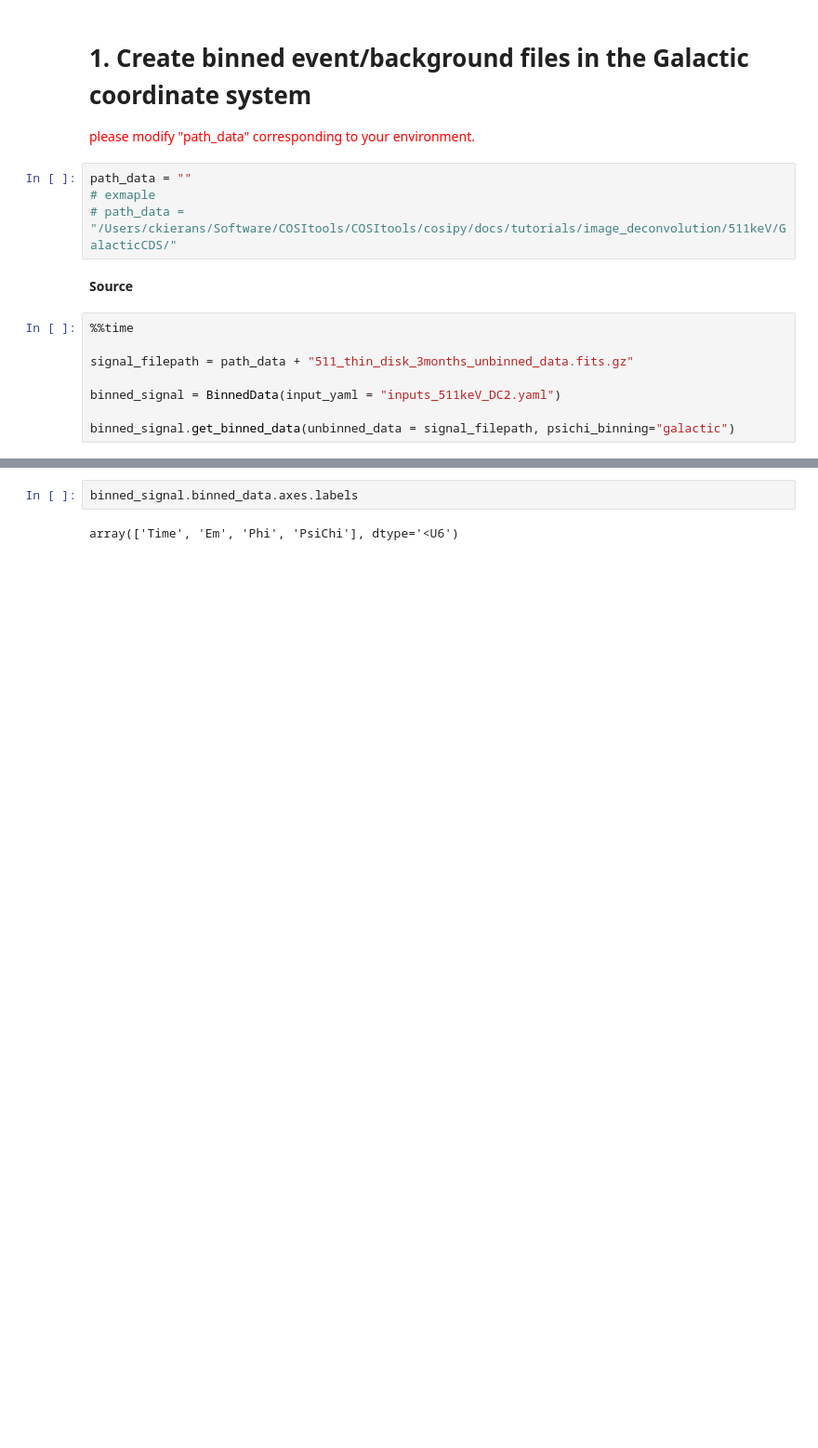
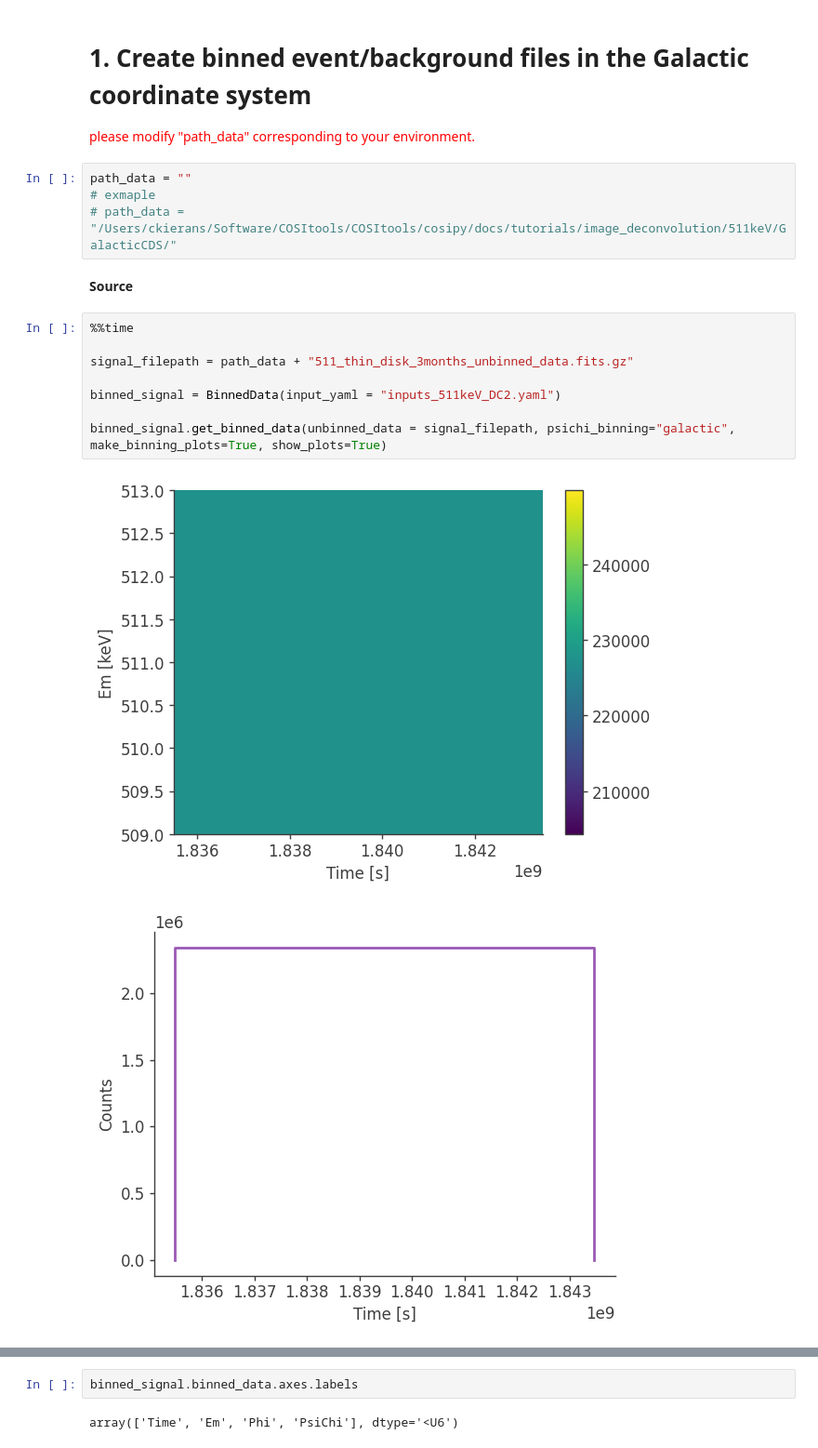
Before and after one commit to RiceKon/cosipy, a Jupyter notebook: docs/tutorials/image_deconvolution/511keV/GalacticCDS/511keV-Galactic-ImageDeconvolution.ipynb, the cells around one changed output, grey strips where cells are left out. Shown at 93% size. Cells and saved outputs as stored; diff of their text form; blank space fills up the shorter version.

```diff
--- a/docs/tutorials/image_deconvolution/511keV/GalacticCDS/511keV-Galactic-ImageDeconvolution.ipynb
+++ b/docs/tutorials/image_deconvolution/511keV/GalacticCDS/511keV-Galactic-ImageDeconvolution.ipynb
@@ -135,9 +115,11 @@ path_data = ""
 # %%
 %%time
 
 signal_filepath = path_data + "511_thin_disk_3months_unbinned_data.fits.gz"
 
 binned_signal = BinnedData(input_yaml = "inputs_511keV_DC2.yaml")
 
-binned_signal.get_binned_data(unbinned_data = signal_filepath, psichi_binning="galactic")
+binned_signal.get_binned_data(unbinned_data = signal_filepath, psichi_binning="galactic", make_binning_plots=True, show_plots=True)
 # %% [output]
+[figure, added]
+[figure, added]
```
Also changed, not shown: parts of 14 cells of this notebook, 1 other file.
